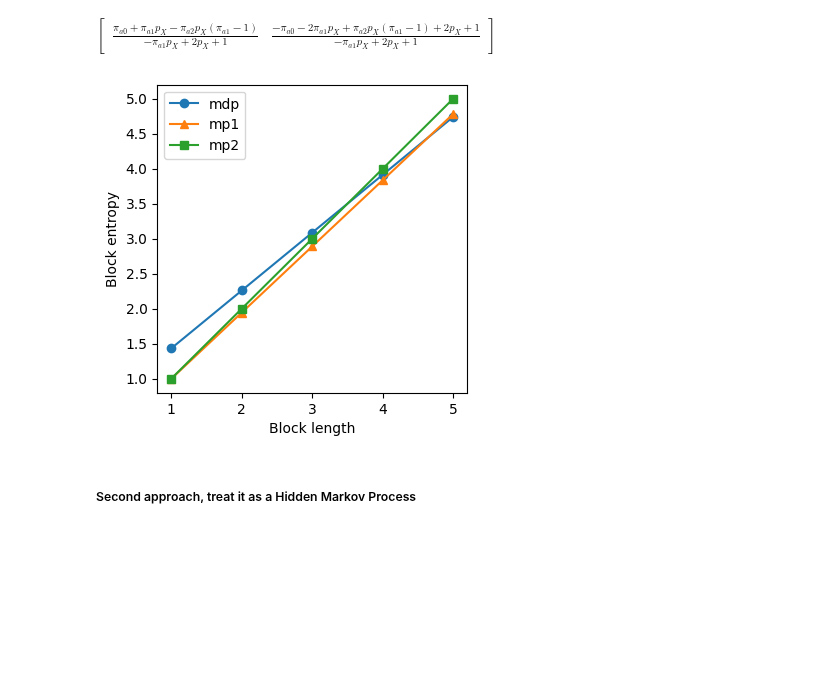
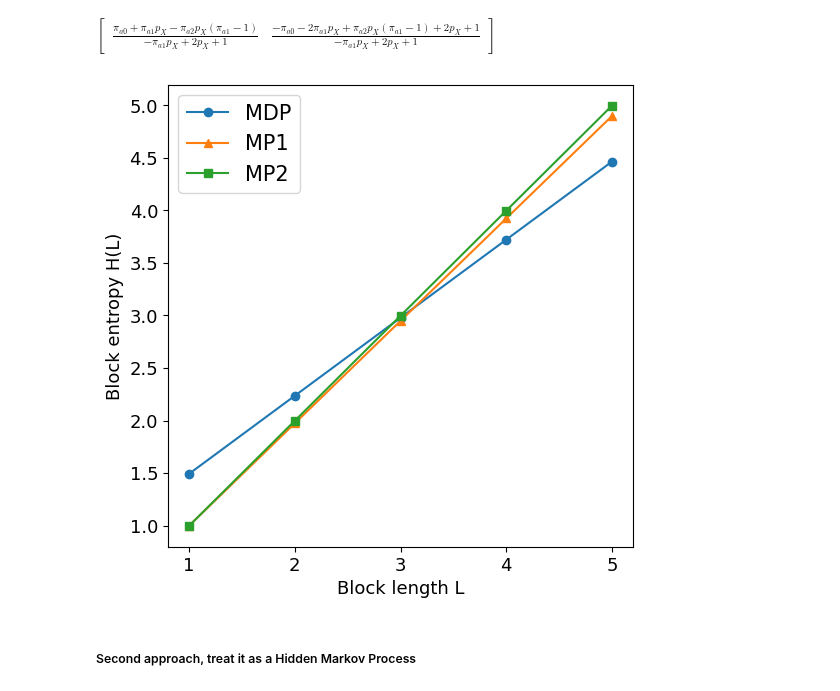
Before and after one commit to LukasPrader/BscThesis_Physics_uibk, a Jupyter notebook: work_outline.ipynb, the cells around one changed output. Cells and saved outputs as stored; diff of their text form; code cells hidden in the pictures; blank space fills up the shorter version.

```diff
--- a/work_outline.ipynb
+++ b/work_outline.ipynb
@@ -8,7 +8,7 @@ def entropy(prob_list):
     for p in prob_list:
         H -= p*sym.log(p, 2)
 
-    return(H)
+    return(sym.nsimplify(H))
 
 
 import numpy as np
@@ -21,7 +21,7 @@ def plugin_entropy(s):
     # calculate entropy
     H = sp.stats.entropy(ucount, base = 2)
 
-    return(H)
+    return(sym.nsimplify(H))
 
 
 import sympy as sym
@@ -102,7 +102,7 @@ def MP_block_entropy(P, block_length, init_prob, mapping):
     # calculate entropy
     H = entropy(list(blocks_reduced.values()))
 
-    return(H)
+    return(H.evalf())
 # %% [markdown]
 ### An information-theoretical approach to internal models in a Partially Observable Markov Decision Process
 # %% [markdown]
@@ -221,39 +221,45 @@ $\displaystyle \left[\begin{matrix}\frac{\pi_{a0} + \pi_{a1} p_{X} - \pi_{a2} p_
 import numpy as np
 import sympy as sym
 import scipy as sp
 import itertools
 import matplotlib.pyplot as plt
 
 vects = [stat_mdp, stat_mp1, stat_mp2]
-labels = ["mdp", "mp1", "mp2"]
+labels = ["MDP", "MP1", "MP2"]
 markers = ["o", "^", "s"]
 Ps = [P_mdp, P_mp1, P_mp2]
 
-plt.figure(figsize =(4,4))
+plt.figure(figsize =(6,6))
 for n, vect in enumerate(vects):
     P_s = Ps[n]
     vars = [x, a0, a1, a2]
-    vals = [0.60, 0.5, 0.5, 0.5]
+    vals = [0.6, 0.5, 0.3, 0.7]
 
     vect = vect.subs({vars[i]: vals[i] for i in range(len(vars))})
     P_s = P_s.subs({vars[i]: vals[i] for i in range(len(vars))})
 
     inits = [vect, vect, vect]  # init = stationary
 
     lengths = range(1, 6)
     mapping = {i: i for i in range(len(vect))}
 
     ent_rate = MP_entropy_rate(vect, P_s, mapping)
     block_ents = [MP_block_entropy(P_s, l, inits[n], mapping) for l in lengths]
 
     plt.plot(lengths, block_ents, marker=markers[n], label=labels[n])
 
-plt.xlabel("Block length")
-plt.ylabel("Block entropy")
+
+plt.rc('axes', labelsize=12)
+plt.rc('xtick', labelsize=12)
+plt.rc('ytick', labelsize=12)
+plt.rc('legend', fontsize=15)
+plt.xlabel("Block length L")
+plt.ylabel("Block entropy H(L)")
+plt.xticks([1,2,3,4,5])
 plt.legend()
 plt.show()
 # %% [output]
-[figure, old version]
+[figure, new version]
 # %% [markdown]
 ##### Second approach, treat it as a Hidden Markov Process
 # %% [markdown]
```
Also changed, not shown: parts of 5 cells of this notebook, 18 other files.
